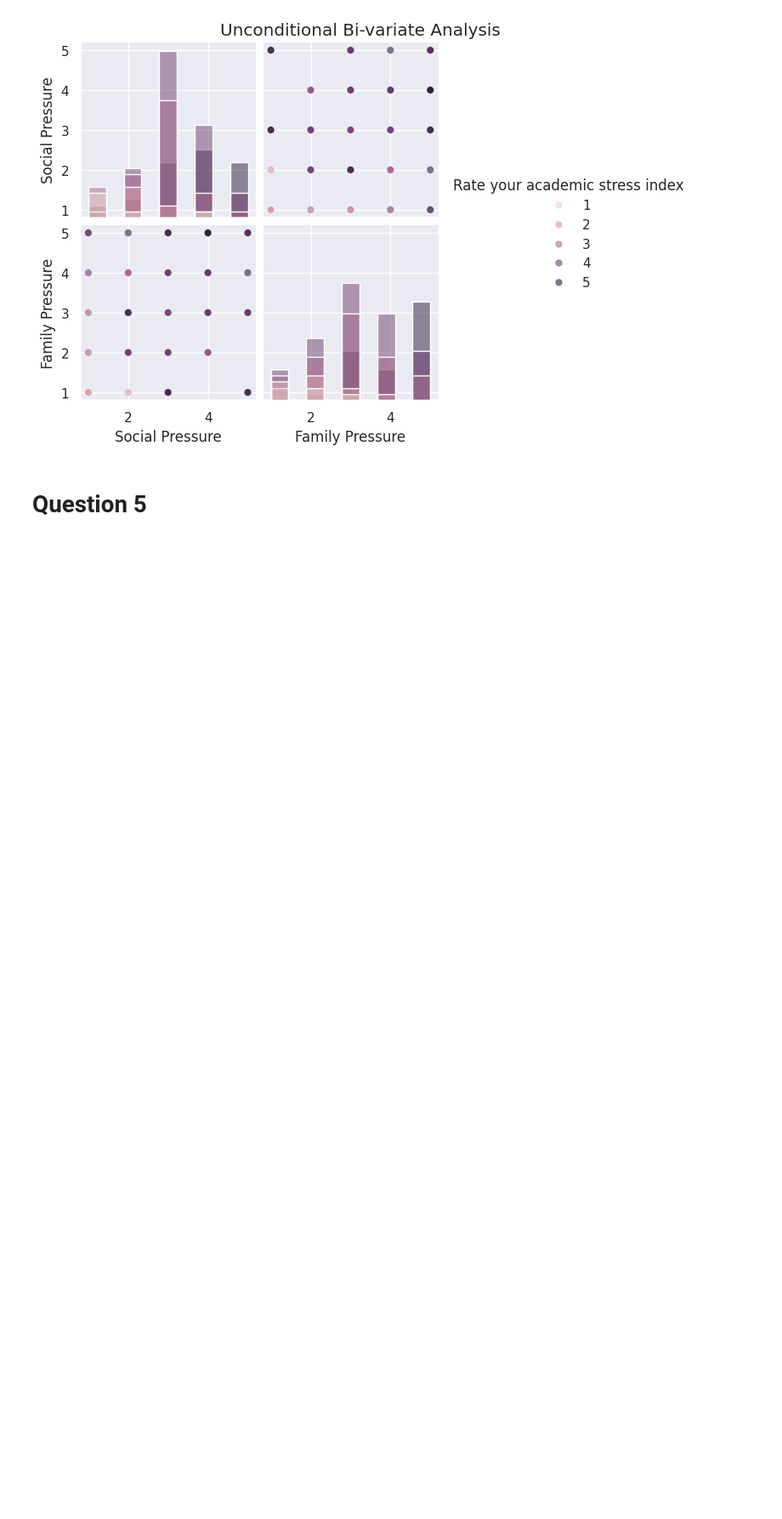
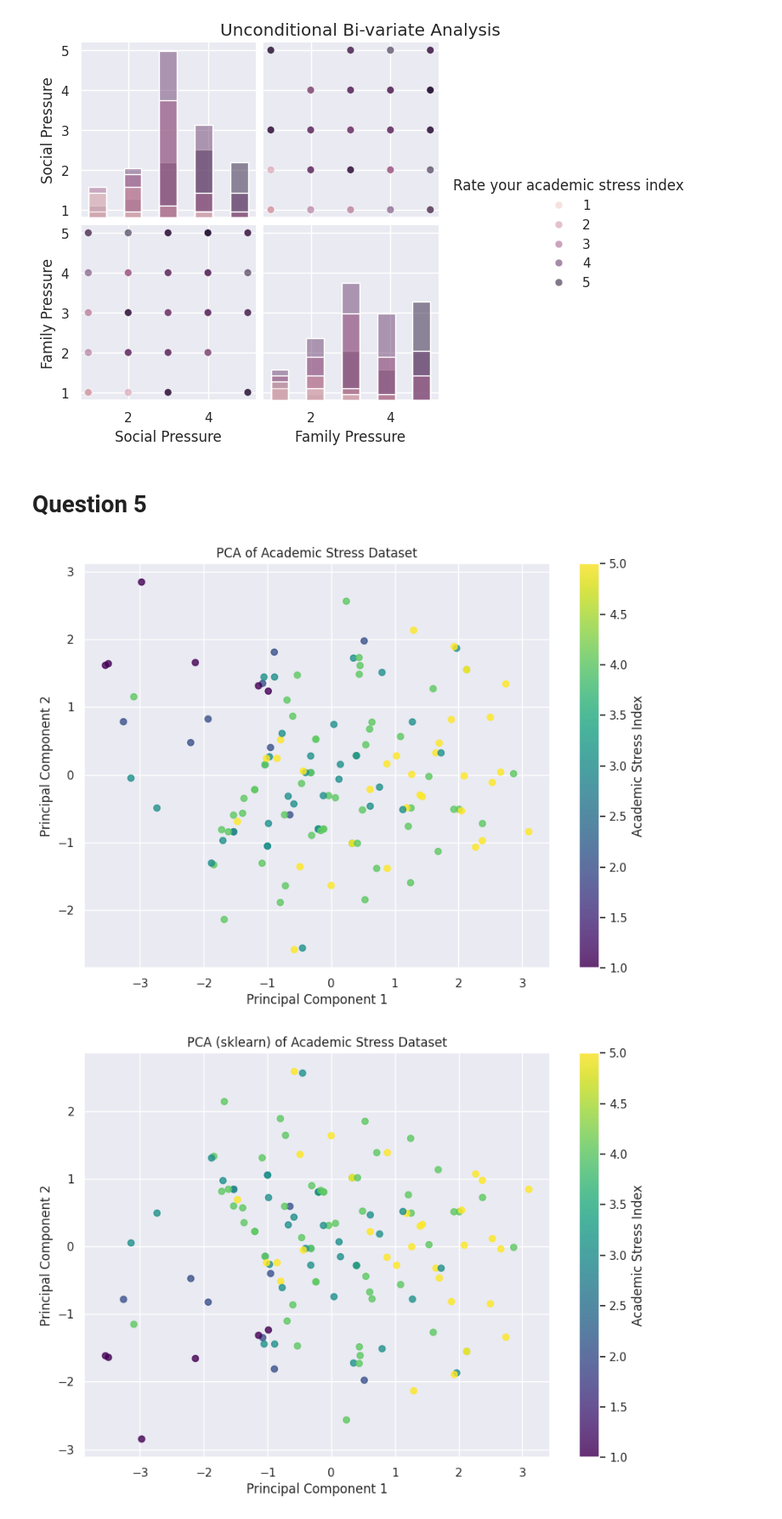
Before and after one commit to Felipecordeiiro/ICA, a Jupyter notebook: hw1/main.ipynb, the cells around one changed output. Shown at 85% size. Cells and saved outputs as stored; diff of their text form; code cells hidden in the pictures; blank space fills up the shorter version.

Commit message:
Gráficos do PCA adicionados

```diff
--- a/hw1/main.ipynb
+++ b/hw1/main.ipynb
@@ -518,15 +506,46 @@ def pca_transformacao(X, V):
     return Y
 # %%
 # Agora, desenvolvemos a função completa de PCA
-def pca(X):
+def pca(X, N_components):
     X = center(X)
     N, p = X.shape
 
     C = mcov(X)
 
-    autovalores, autovetores = autovalores_autovetores(C, p)
+    autovalores, autovetores = autovalores_autovetores(C)
 
-    V = matriz_projecao(autovalores, autovetores, p)
+    V = matriz_projecao(autovalores, autovetores, N_components)
     Y = pca_transformacao(X, V)
 
     return Y
+# %%
+# Como solicitado no enunciado da questão, aplicamos o PCA considerando apenas os dois primeiros componentes principais
+# Não levamos em conta a última coluna do dataset, que corresponde à variável alvo, portanto, usamos apenas as colunas de 0 até a penúltima
+X = df.iloc[:,:-1].values
+Y = pca(X, 2)
+
+# Agora, visualizamos os dados transformados pelo PCA em um gráfico de dispersão 2D
+plt.figure(figsize=(10,7))
+plt.scatter(Y[:,0], Y[:,1], c=df.iloc[:,-1].values, cmap='viridis', alpha = 0.8)
+plt.colorbar(label='Academic Stress Index')
+plt.xlabel('Principal Component 1')
+plt.ylabel('Principal Component 2')
+plt.title('PCA of Academic Stress Dataset')
+plt.show()
+
+# Podemos ainda, comparar com o PCA do sklearn
+from sklearn.decomposition import PCA as sklearnPCA
+sklearn_pca = sklearnPCA(n_components=2)
+Y_sklearn = sklearn_pca.fit_transform(X)
+plt.figure(figsize=(10,7))
+plt.scatter(Y_sklearn[:,0], Y_sklearn[:,1], c=df.iloc[:,-1].values, cmap='viridis', alpha = 0.8)
+plt.colorbar(label='Academic Stress Index')
+plt.xlabel('Principal Component 1')
+plt.ylabel('Principal Component 2')
+plt.title('PCA (sklearn) of Academic Stress Dataset')
+plt.show()
+
+# Percebe-se que os resultados diferem, no sentido de que os eixos principais podem estar invertidos ou rotacionados, o que pode ser explicado pela natureza dos autovetores.
+# %% [output]
+[figure, added]
+[figure, added]
```
Also changed, not shown: parts of 3 cells of this notebook, 2 other files.
